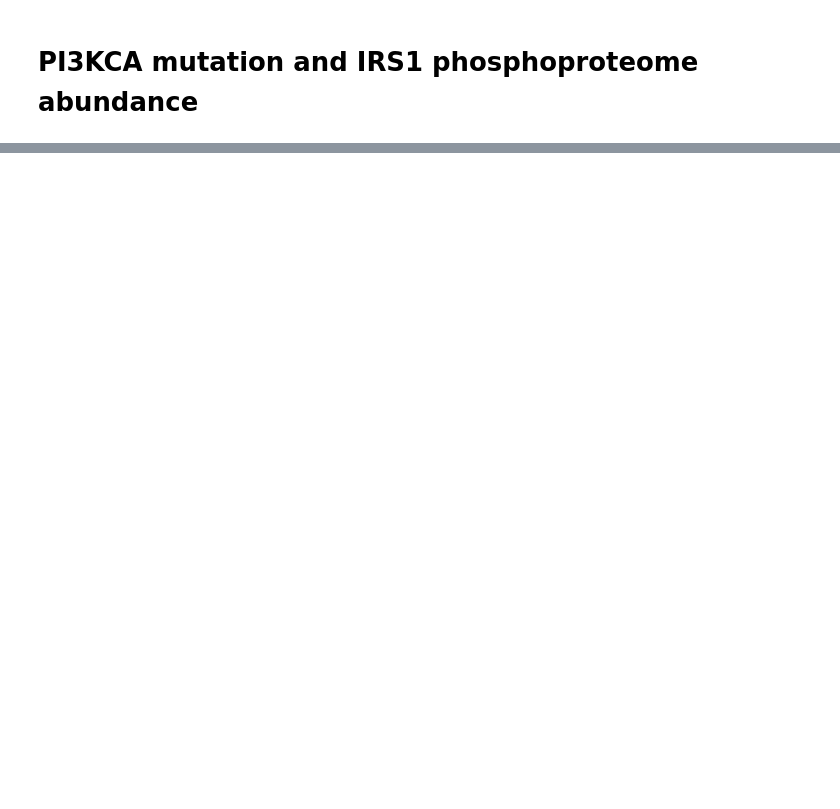
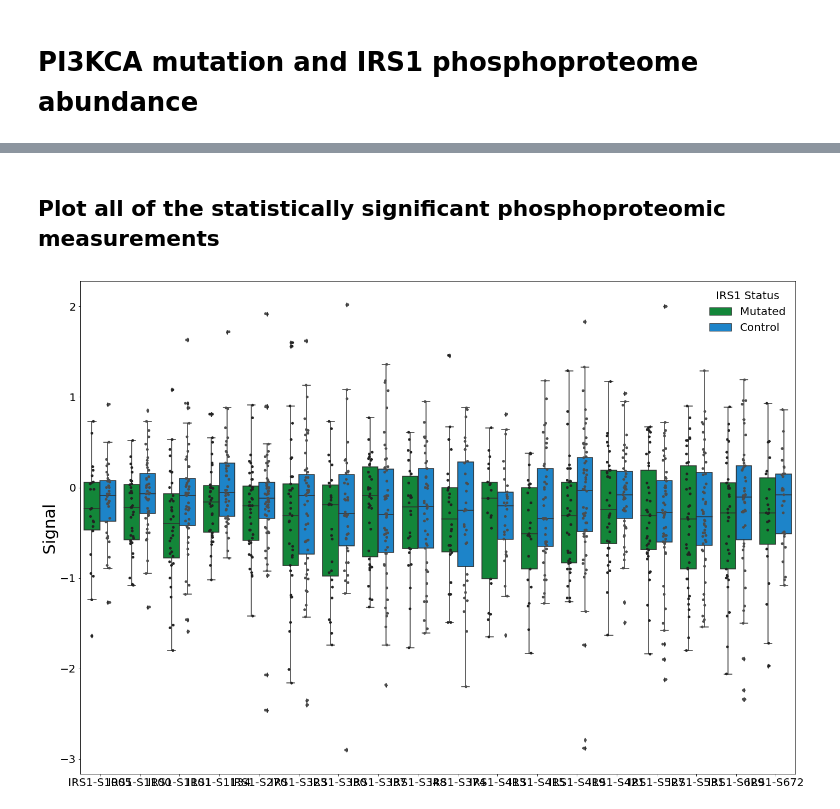
Before and after one commit to PayneLab/UCEC-clinical-stat-analysis, a Jupyter notebook: Protein_Notebooks/PIK3CA/Interacting_Proteins/IRS1.ipynb, the cells around one changed output, grey strips where cells are left out. Drawn from its saved outputs; the diff is of its cells as text; code cells hidden in the pictures; blank space fills up the shorter version.

```diff
--- a/Protein_Notebooks/PIK3CA/Interacting_Proteins/IRS1.ipynb
+++ b/Protein_Notebooks/PIK3CA/Interacting_Proteins/IRS1.ipynb
@@ -186,0 +158,49 @@ plt.show()
+# %% [markdown]
+## Plot all of the statistically significant phosphoproteomic measurements
+# %%
+protein = 'IRS1'
+gene = 'PIK3CA'
+phosdf = CPTAC.compare_mutations(phos, protein, gene)
+phosdf = phosdf.loc[phosdf['Patient_Type'] == 'Tumor'].drop('Patient_Type', axis=1)
+# %%
+phosdf.loc[(phosdf['Mutation'] == "Wildtype"), "Mutation"] = "Control"
+phosdf.loc[(phosdf['Mutation'] != "Control"), "Mutation"] = "Mutated"
+
+phosdf = pd.melt(phosdf, id_vars=['Mutation'], var_name='Type', value_name='Reading')
+phosdf = phosdf.loc[(phosdf["Mutation"] == "Control") | (phosdf["Mutation"] == "Mutated")]
+phosdf = phosdf.dropna(axis=0).sort_values(by=['Mutation'], ascending=False)
+#phosdf = phosdf.loc[(phosdf['Type'] == significant_sites)]
+plotdf = None
+# %%
+for site in significant_sites:
+    tempdf = phosdf.loc[(phosdf['Type'] == site)]
+    #print(tempdf)
+    if plotdf is None:
+        plotdf = tempdf
+    else:
+        plotdf = plotdf.append(tempdf)
+# %%
+a4_dims = (23.4, 16.54)
+fig, ax = plt.subplots(figsize=a4_dims)
+my_pal = {"Mutated": "#009933", "Control": "#008ae6"}
+
+#Create the plot
+boxplt = sns.boxplot(x='Type', y='Reading', hue='Mutation', data=plotdf, palette=my_pal)
+boxplt = sns.stripplot(data=plotdf, x='Type', y='Reading', hue='Mutation', dodge=True, jitter=True, color='.3')
+
+#Add styling
+boxplt.set_xlabel('')
+boxplt.set_ylabel('Signal', fontsize='30')
+boxplt.tick_params(labelsize='20')
+
+#Adjust legend
+handles, labels = ax.get_legend_handles_labels()
+plt.legend(handles[0:2], ['Mutated', 'Control'], title='IRS1 Status', fontsize='20', frameon=False)
+boxplt.get_legend().get_title().set_fontsize('20')
+#boxplt.get_legend().set_bbox_to_anchor((1, 1, 0, 0))
+
+
+fig = boxplt.get_figure()
+plt.show()
+# %% [output]
+[figure, added]
```
Also changed, not shown: parts of 11 cells of this notebook, 7 other files.
